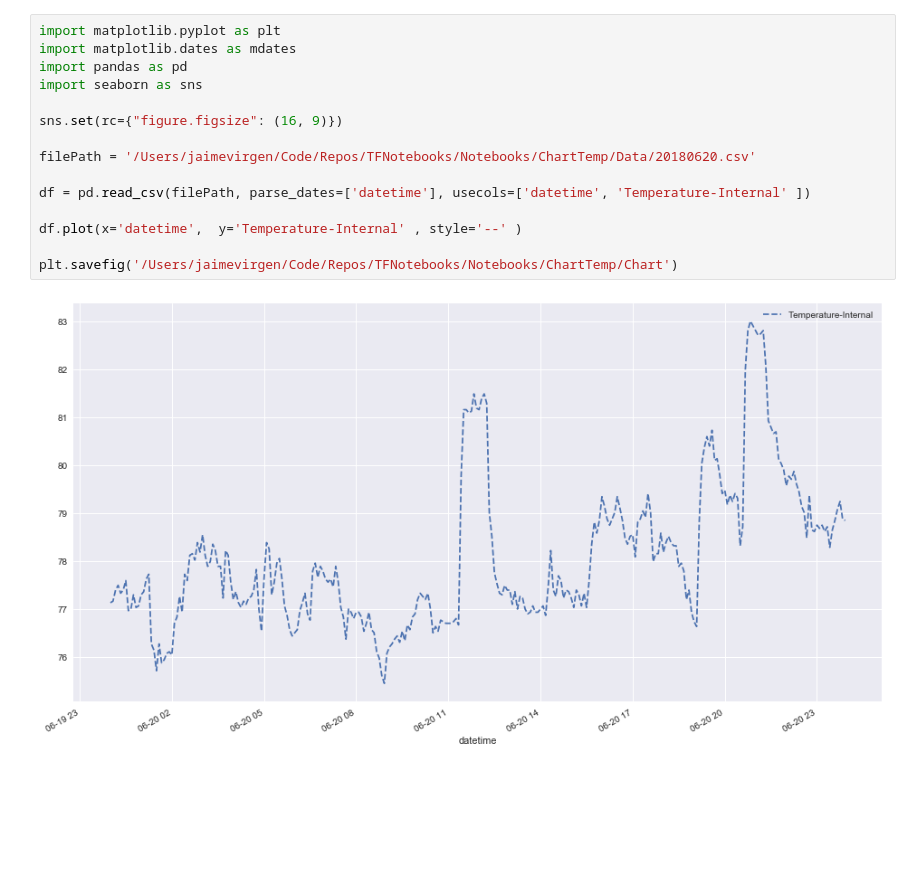
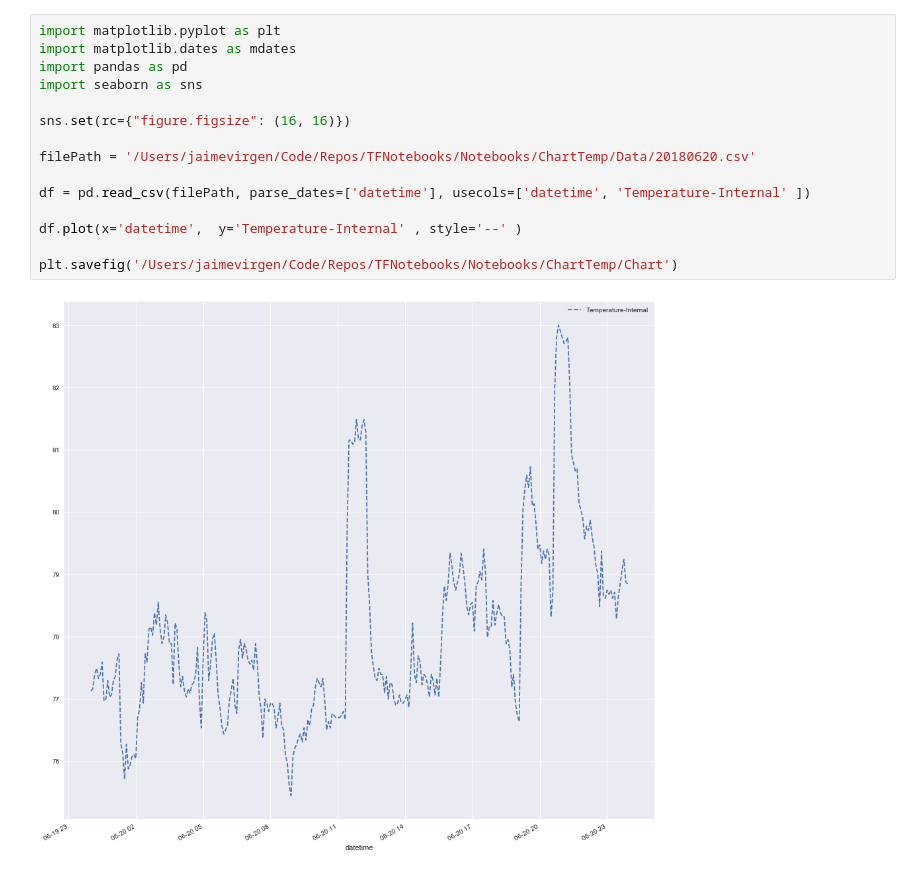
Before and after one commit to jaimevirgen/TFNotebooks, a Jupyter notebook: Notebooks/ChartTemp/ChartTemp.ipynb, the cells around one changed output. Cells and saved outputs as stored; diff of their text form; blank space fills up the shorter version.

```diff
--- a/Notebooks/ChartTemp/ChartTemp.ipynb
+++ b/Notebooks/ChartTemp/ChartTemp.ipynb
@@ -1,20 +1,20 @@
 # %%
 import matplotlib.pyplot as plt
 import matplotlib.dates as mdates
 import pandas as pd
 import seaborn as sns
 
-sns.set(rc={"figure.figsize": (16, 9)})
+sns.set(rc={"figure.figsize": (16, 16)})
 
 filePath = '/Users/jaimevirgen/Code/Repos/TFNotebooks/Notebooks/ChartTemp/Data/20180620.csv'
 
 df = pd.read_csv(filePath, parse_dates=['datetime'], usecols=['datetime', 'Temperature-Internal' ])
 
 df.plot(x='datetime',  y='Temperature-Internal' , style='--' )
 
 plt.savefig('/Users/jaimevirgen/Code/Repos/TFNotebooks/Notebooks/ChartTemp/Chart')
 # %% [output]
-[figure, old version]
+[figure, new version]
 # %%
 import matplotlib.pyplot as plt
 import matplotlib.dates as mdates
```
Also changed, not shown: parts of 1 cell of this notebook, 2 other files.
